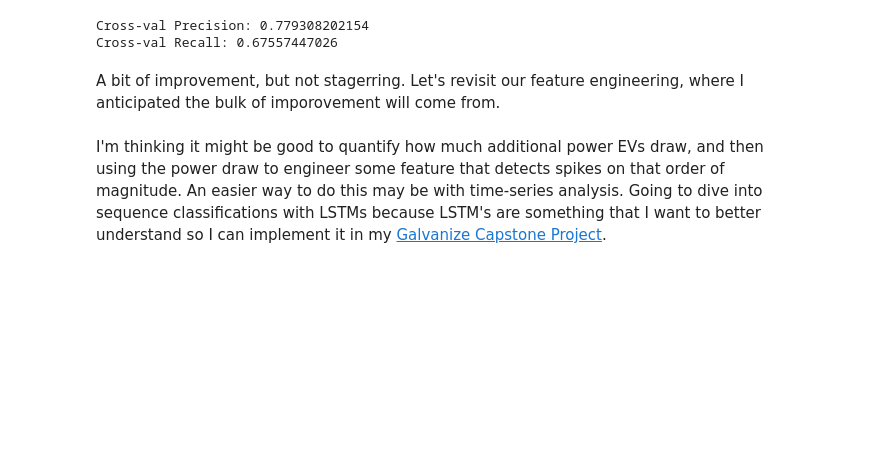
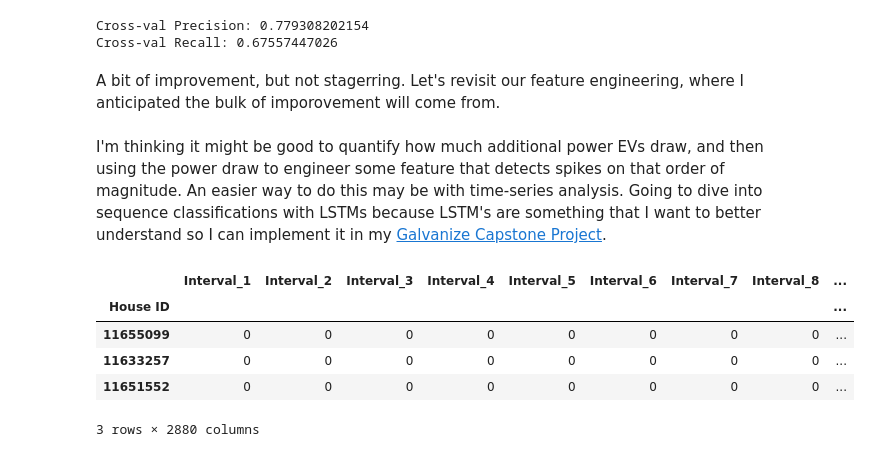
Before and after one commit to kykiefer/electric-vehicle-detection, a Jupyter notebook: eda.ipynb, the cells around one changed output. Saved outputs shown, nothing was run; the diff lists cells and outputs as text; code cells hidden in the pictures; blank space fills up the shorter version.

```diff
--- a/eda.ipynb
+++ b/eda.ipynb
@@ -200,3 +200,12 @@ Cross-val Recall: 0.67557447026
 A bit of improvement, but not stagerring. Let's revisit our feature engineering, where I anticipated the bulk of imporovement will come from.
 # %% [markdown]
 I'm thinking it might be good to quantify how much additional power EVs draw, and then using the power draw to engineer some feature that detects spikes on that order of magnitude. An easier way to do this may be with time-series analysis. Going to dive into sequence classifications with LSTMs because LSTM's are something that I want to better understand so I can implement it in my [Galvanize Capstone Project](https://github.com/kykiefer/depression-detect).
+# %%
+labels.head(3)
+# %% [output]
+|  | Interval_1 | Interval_2 | Interval_3 | Interval_4 | Interval_5 | Interval_6 | Interval_7 | Interval_8 | ... |
+| House ID |  |  |  |  |  |  |  |  | ... |
+| 11655099 | 0 | 0 | 0 | 0 | 0 | 0 | 0 | 0 | ... |
+| 11633257 | 0 | 0 | 0 | 0 | 0 | 0 | 0 | 0 | ... |
+| 11651552 | 0 | 0 | 0 | 0 | 0 | 0 | 0 | 0 | ... |
+3 rows × 2880 columns
```
Also changed, not shown: parts of 13 cells of this notebook.
